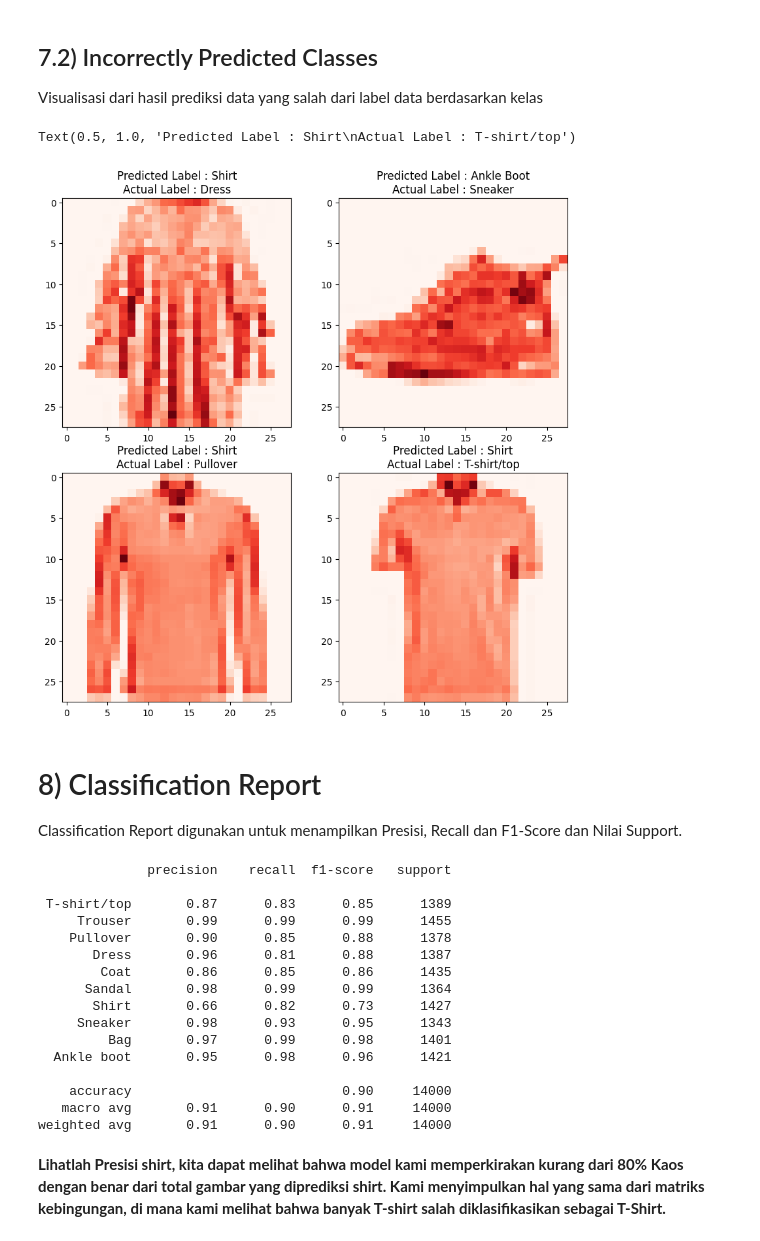
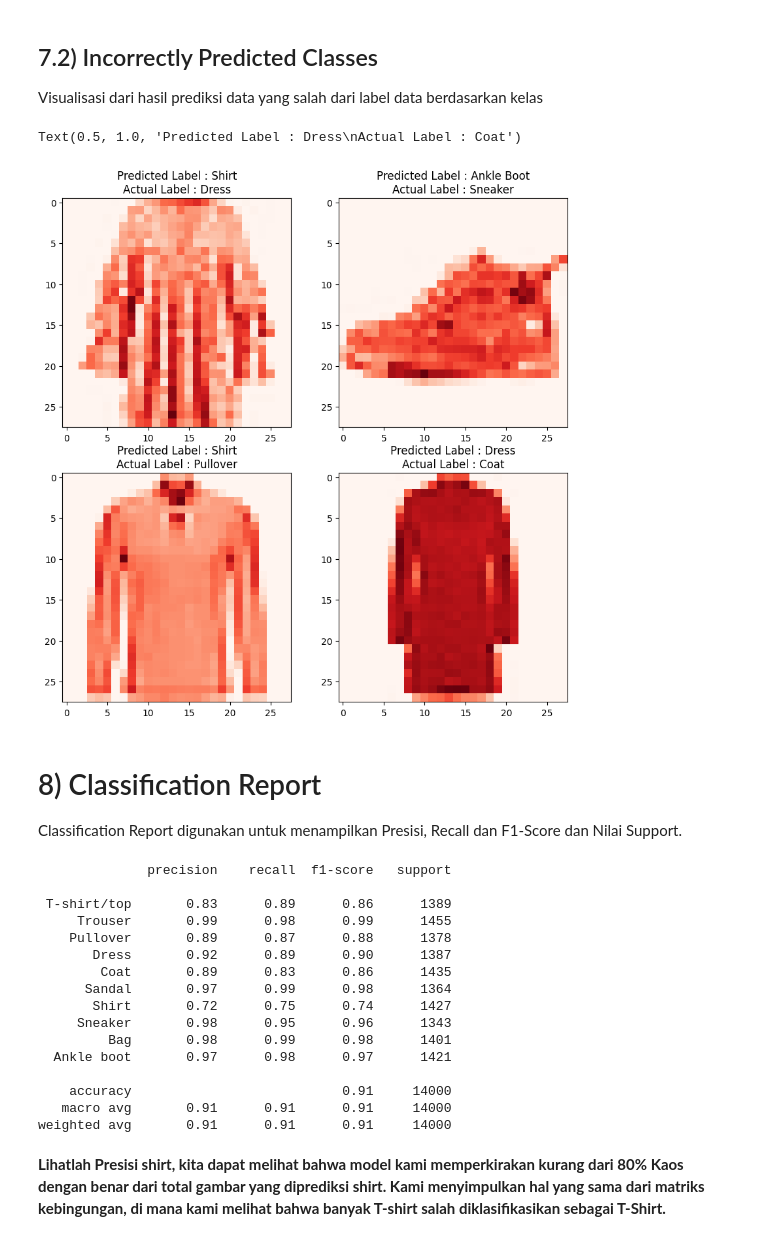
Before and after one commit to fendy07/FMNIST-DeepLearning, a Jupyter notebook: ML_01_FendyHendriyanto.ipynb, the cells around one changed output. Saved outputs shown, nothing was run; the diff lists cells and outputs as text; code cells hidden in the pictures.

```diff
--- a/ML_01_FendyHendriyanto.ipynb
+++ b/ML_01_FendyHendriyanto.ipynb
@@ -69,0 +34,3 @@ fmnist
+# %%
+fmnist = pd.read_csv('data\mnist.csv')
+fmnist
@@ -80,7 +83,11 @@ fmnist.isnull().any().sum()
 ## 2.1) Melihat Bentuk data beserta label
 # %%
 x_data = fmnist.copy()
+# Separate features and labels
 y_data = x_data.pop('label').values
+# Drop the index column if it exists
+x_data = x_data.drop('Unnamed: 0', axis=1)
+# Reshape the data to 28x28 images and normalize pixel values
 x_data = np.array(x_data).reshape(-1, 28, 28) / 255.0
 # %%
 labeldict = {
@@ -135,8 +143,8 @@ Data gambar diubah menjadi ukuran 28x28 pixel dengan cara `reshape` atau membent
 # %%
 # Reshape the Image
 x_n = 28
-x_train_pic = X_train.reshape((-1, x_n, x_n, 1))
-x_test_pic = X_test.reshape((-1, x_n, x_n, 1))
+x_train_pic = X_train[:, 1:].reshape((-1, x_n, x_n, 1))
+x_test_pic = X_test[:, 1:].reshape((-1, x_n, x_n, 1))
 print(x_train_pic.shape, x_test_pic.shape)
 # %% [output]
 (56000, 28, 28, 1) (14000, 28, 28, 1)
@@ -266,7 +276,7 @@ datagen.fit(x_train_pic)
 Membuat pemasangan model sesuai batch_size dan epoch yang dipilih.
 # %%
 # Fitting the Model
-BATCH_SIZE = 512
+BATCH_SIZE = 128
 EPOCHS = 50
 # %%
 # Fit the Model data
@@ -417,25 +427,25 @@ for i in range(len(y_test)):
 # %%
 fig, ax = plt.subplots(2,2, figsize=(12,6))
 fig.set_size_inches(10,10)
 
-ax[0,0].imshow(X_test[incorrect[0]].reshape(28,28), cmap='Reds')
+ax[0,0].imshow(X_test[incorrect[0], 1:].reshape(28,28), cmap='Reds')
 ax[0,0].set_title("Predicted Label : " + str(labeldict[Y_pred_classes[incorrect[0]]]) + "\n"+"Actual Label : " +
                  str(labeldict[Y_true[incorrect[0]]]))
 
-ax[0,1].imshow(X_test[incorrect[1]].reshape(28,28), cmap='Reds')
+ax[0,1].imshow(X_test[incorrect[1], 1:].reshape(28,28), cmap='Reds')
 ax[0,1].set_title("Predicted Label : " + str(labeldict[Y_pred_classes[incorrect[1]]]) + "\n"+"Actual Label : " +
                  str(labeldict[Y_true[incorrect[1]]]))
 
-ax[1,0].imshow(X_test[incorrect[2]].reshape(28,28), cmap='Reds')
+ax[1,0].imshow(X_test[incorrect[2], 1:].reshape(28,28), cmap='Reds')
 ax[1,0].set_title("Predicted Label : " + str(labeldict[Y_pred_classes[incorrect[2]]]) + "\n"+"Actual Label : " +
                  str(labeldict[Y_true[incorrect[2]]]))
 
-ax[1,1].imshow(X_test[incorrect[3]].reshape(28,28), cmap='Reds')
+ax[1,1].imshow(X_test[incorrect[3], 1:].reshape(28,28), cmap='Reds')
 ax[1,1].set_title("Predicted Label : " + str(labeldict[Y_pred_classes[incorrect[3]]]) + "\n"+"Actual Label : " +
                  str(labeldict[Y_true[incorrect[3]]]))
 # %% [output]
-Text(0.5, 1.0, 'Predicted Label : Shirt\nActual Label : T-shirt/top')
+Text(0.5, 1.0, 'Predicted Label : Dress\nActual Label : Coat')
-[figure, old version]
+[figure, new version]
 # %% [markdown]
 # 8) Classification Report
 
@@ -445,20 +455,20 @@ print(classification_report(Y_true, Y_pred_classes, target_names = class_names))
 # %% [output]
               precision    recall  f1-score   support
 
- T-shirt/top       0.87      0.83      0.85      1389
-     Trouser       0.99      0.99      0.99      1455
-    Pullover       0.90      0.85      0.88      1378
-       Dress       0.96      0.81      0.88      1387
-        Coat       0.86      0.85      0.86      1435
-      Sandal       0.98      0.99      0.99      1364
-       Shirt       0.66      0.82      0.73      1427
-     Sneaker       0.98      0.93      0.95      1343
-         Bag       0.97      0.99      0.98      1401
-  Ankle boot       0.95      0.98      0.96      1421
+ T-shirt/top       0.83      0.89      0.86      1389
+     Trouser       0.99      0.98      0.99      1455
+    Pullover       0.89      0.87      0.88      1378
+       Dress       0.92      0.89      0.90      1387
+        Coat       0.89      0.83      0.86      1435
+      Sandal       0.97      0.99      0.98      1364
+       Shirt       0.72      0.75      0.74      1427
+     Sneaker       0.98      0.95      0.96      1343
+         Bag       0.98      0.99      0.98      1401
+  Ankle boot       0.97      0.98      0.97      1421
 
-    accuracy                           0.90     14000
-   macro avg       0.91      0.90      0.91     14000
-weighted avg       0.91      0.90      0.91     14000
+    accuracy                           0.91     14000
+   macro avg       0.91      0.91      0.91     14000
+weighted avg       0.91      0.91      0.91     14000
 # %% [markdown]
 **Lihatlah Presisi shirt, kita dapat melihat bahwa model kami memperkirakan kurang dari 80% Kaos dengan benar dari total gambar yang diprediksi shirt. Kami menyimpulkan hal yang sama dari matriks kebingungan, di mana kami melihat bahwa banyak T-shirt salah diklasifikasikan sebagai T-Shirt.**
 # %% [markdown]
```
Also changed, not shown: parts of 43 cells of this notebook, 6 other files.
